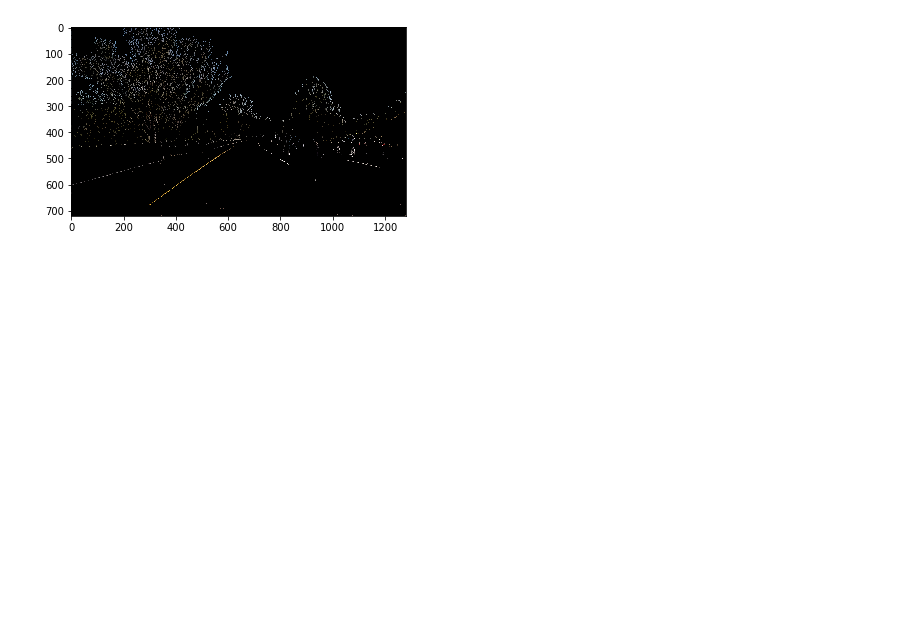
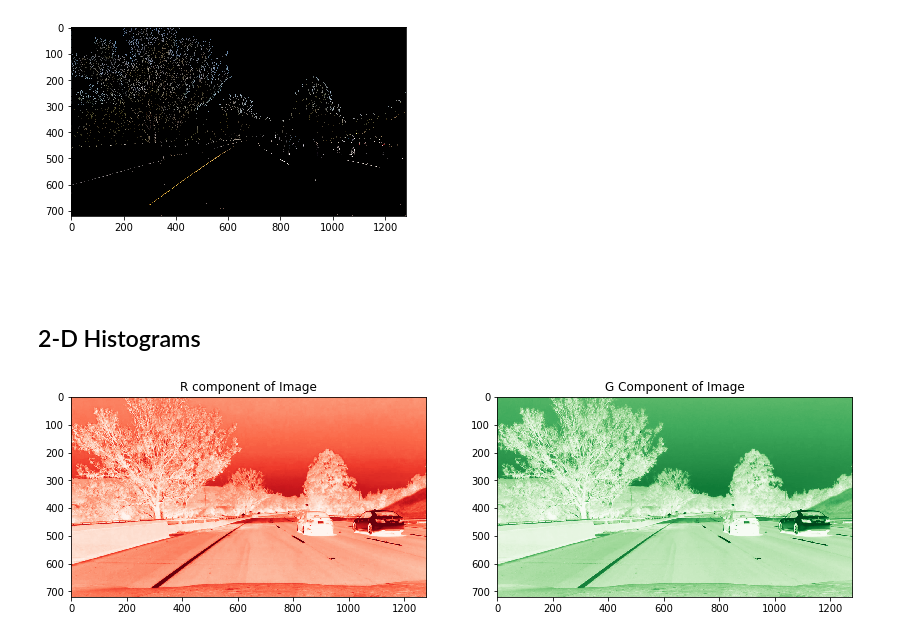
Before and after one commit to Defcon27/Image-Search-using-Parallel-Computing, a Jupyter notebook: Image_Histograms/ImageHistVisualizations.ipynb, the cells around one changed output. Drawn from its saved outputs; the diff is of its cells as text; code cells hidden in the pictures; blank space fills up the shorter version.

```diff
--- a/Image_Histograms/ImageHistVisualizations.ipynb
+++ b/Image_Histograms/ImageHistVisualizations.ipynb
@@ -166,3 +161,21 @@ plt.imshow(image)
 # %% [output]
 <matplotlib.image.AxesImage at 0x...>
 [figure]
+# %% [markdown]
+#
+# %% [markdown]
+## 2-D Histograms
+# %%
+image = cv2.imread("../Image_Database/road.jpg")
+
+b,g,r = cv2.split(image)
+
+f,ax = plt.subplots(1, 2, figsize=(14,10))
+
+ax[0].set_title('R component of Image')
+ax[0].imshow(r,cmap="Reds")
+ax[1].set_title('G Component of Image')
+ax[1].imshow(g,cmap="Greens")
+plt.show()
+# %% [output]
+[figure, added]
```
Also changed, not shown: parts of 12 cells of this notebook.
